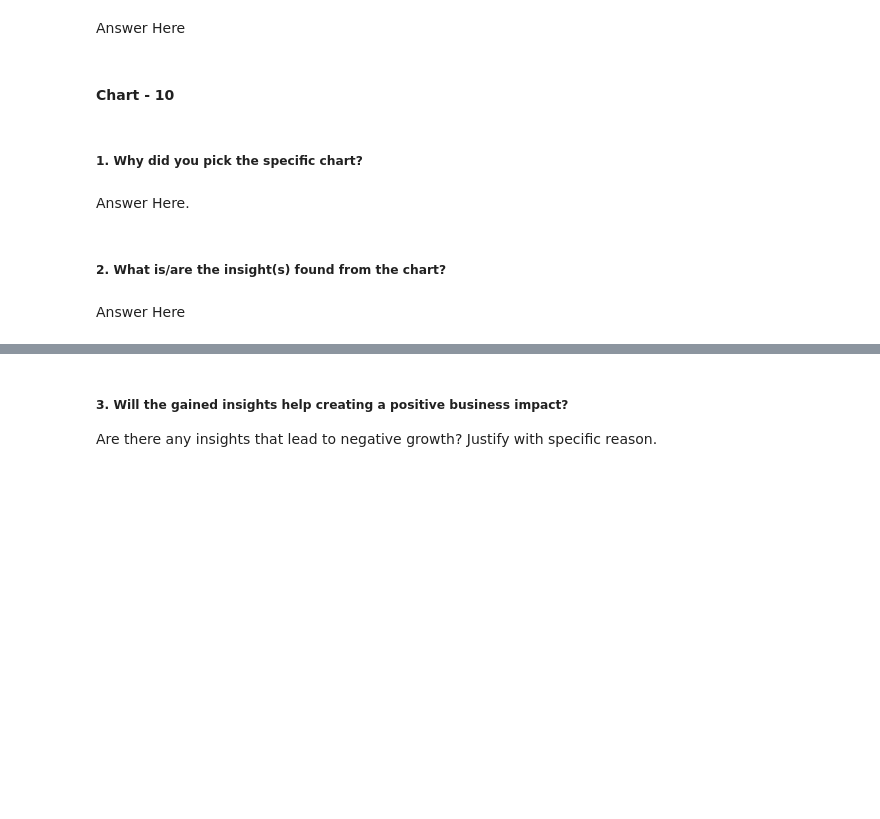
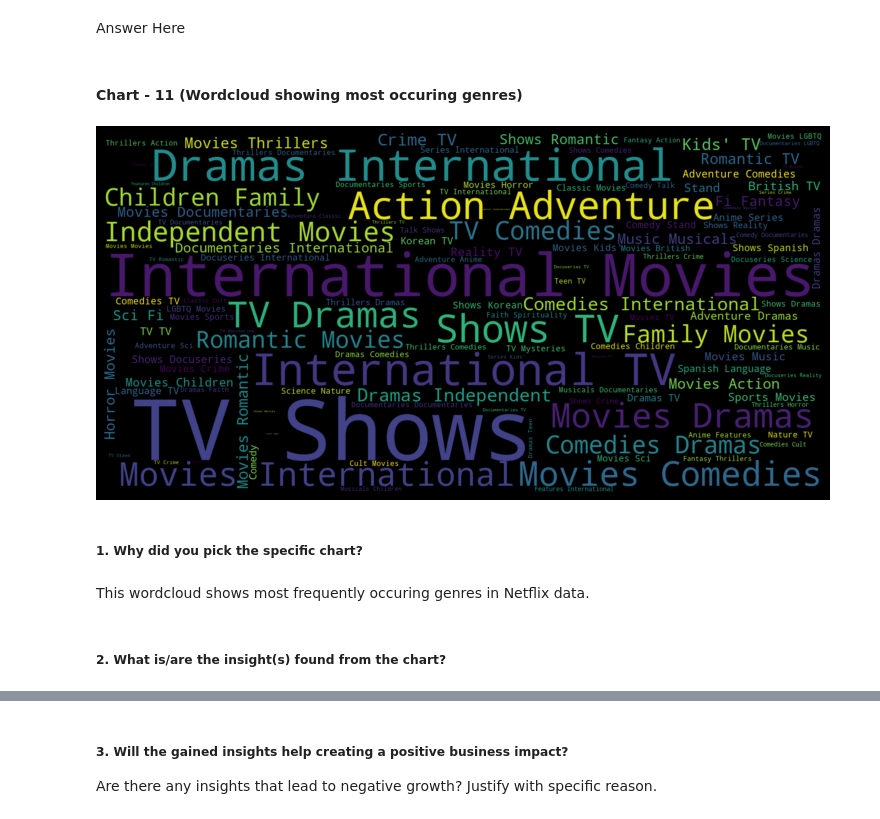
Before and after one commit to santoshmahanti/Netflix-Movies-and-TV-Show-Clustering, a Jupyter notebook: Netflix_Movies_and_TV_Show_clustering.ipynb, the cells around one changed output, grey strips where cells are left out. Drawn from its saved outputs; the diff is of its cells as text; code cells hidden in the pictures; blank space fills up the shorter version.

```diff
--- a/Netflix_Movies_and_TV_Show_clustering.ipynb
+++ b/Netflix_Movies_and_TV_Show_clustering.ipynb
@@ -994,5 +1040,3 @@ This chart shows Count of TV Shows and Movies by each rating type.
 Are there any insights that lead to negative growth? Justify with specific reason.
 # %% [markdown]
 Answer Here
-# %% [markdown]
-#### Chart - 10
@@ -1001,8 +1043,26 @@ Answer Here
+# %% [markdown]
+#### Chart - 11 **(Wordcloud showing most occuring genres)**
+# %%
+# Chart - 11 visualization code
+from wordcloud import WordCloud
+
+plt.figure(figsize=(10,15), facecolor='k')
+# Convert the column to a single string
+text = ' '.join(df['listed_in'].tolist())
+
+# Create the wordcloud object
+wordcloud = WordCloud(width = 1600, height = 800).generate(text)
+
+# Display the wordcloud
+plt.imshow(wordcloud, interpolation='bilinear')
+plt.axis("off")
+plt.tight_layout(pad=0)
+plt.show()
+# %% [output]
+[figure, added]
 # %% [markdown]
 ##### 1. Why did you pick the specific chart?
-# %% [markdown]
-Answer Here.
+# %% [markdown]
+This wordcloud shows most frequently occuring genres in Netflix data.
 # %% [markdown]
 ##### 2. What is/are the insight(s) found from the chart?
-# %% [markdown]
-Answer Here
```
Also changed, not shown: parts of 18 cells of this notebook.
